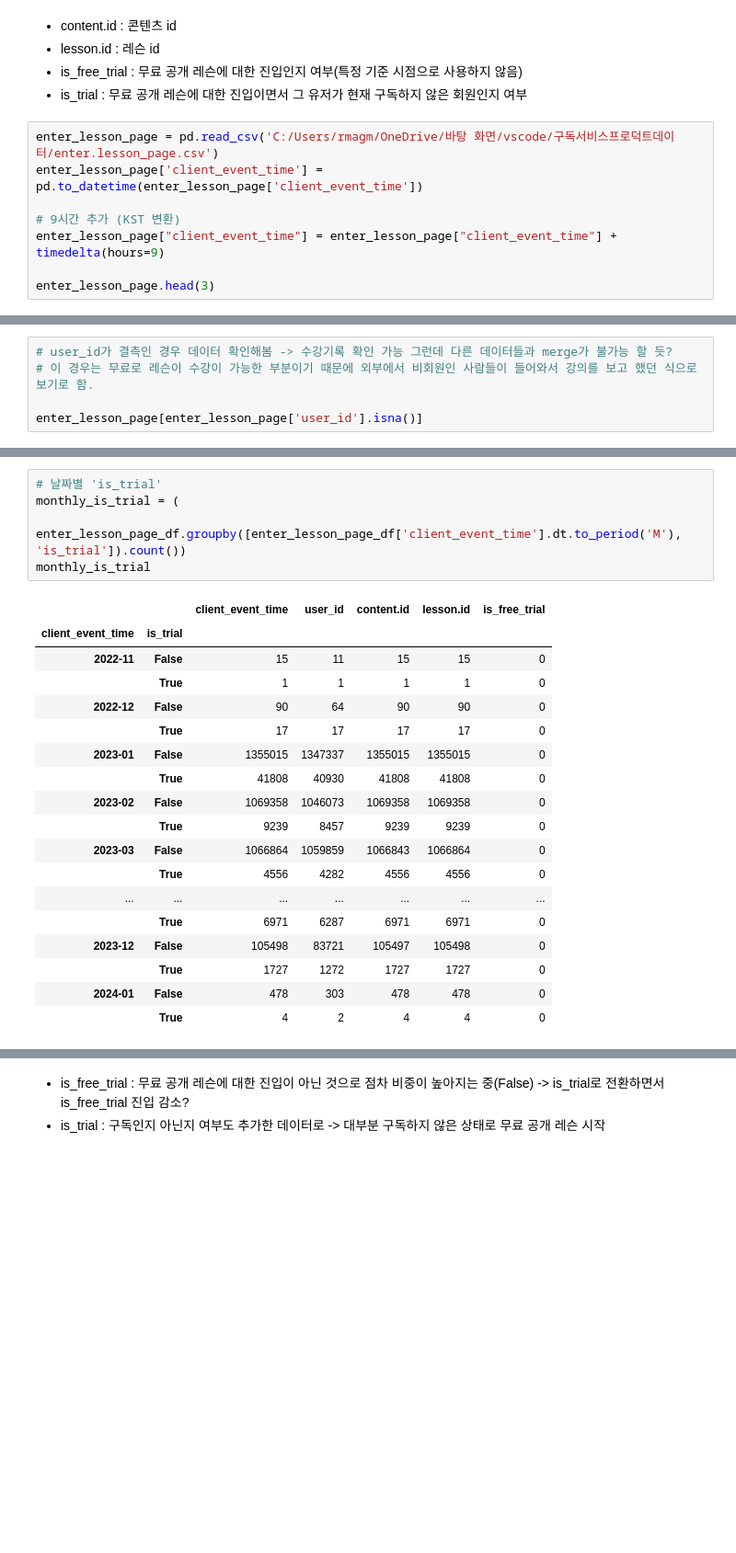
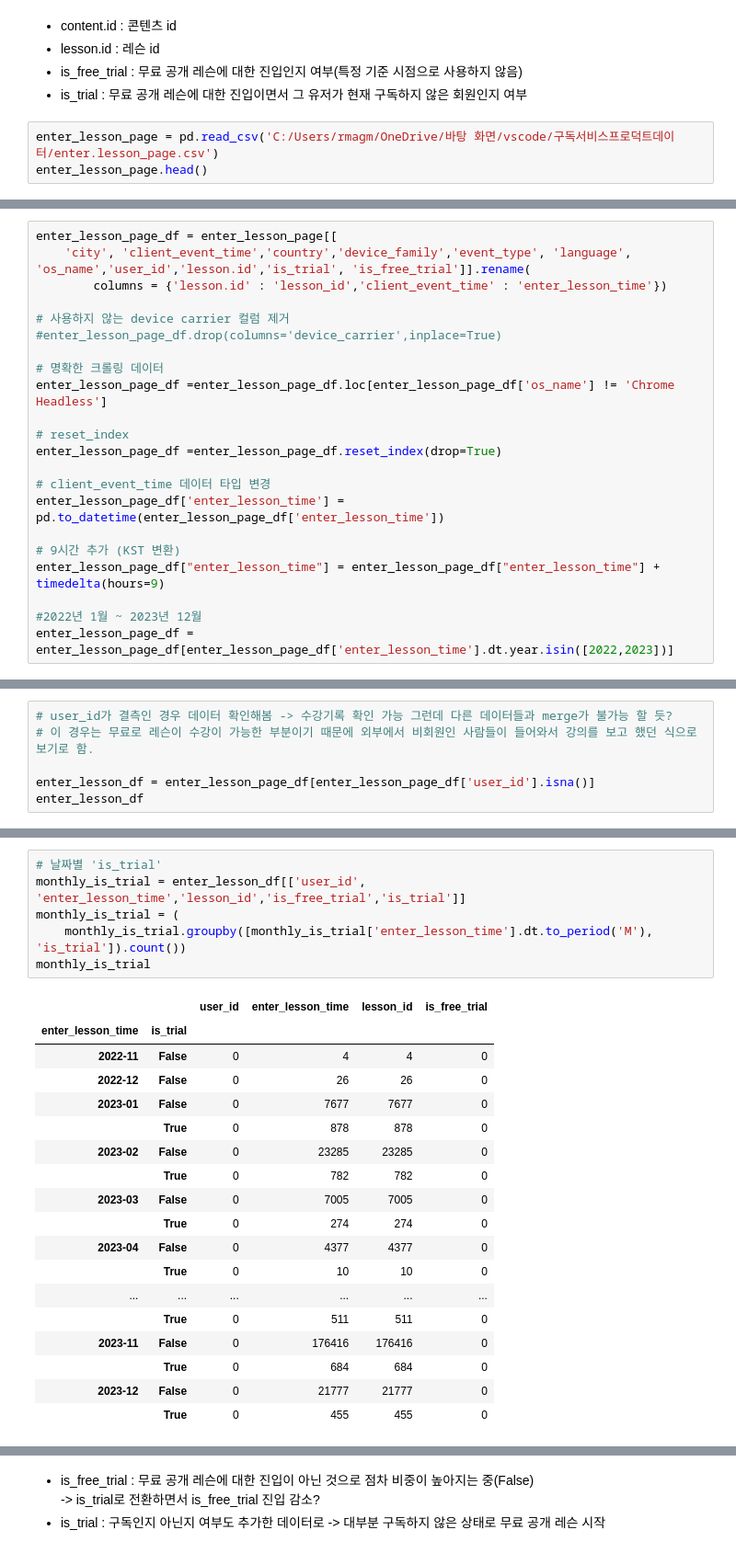
Before and after one commit to saeraniren/intermediate_project, a Jupyter notebook: geumhui_main.ipynb, the cells around one changed output, grey strips where cells are left out. Shown at 92% size. Cells and saved outputs as stored; diff of their text form; blank space fills up the shorter version.

```diff
--- a/geumhui_main.ipynb
+++ b/geumhui_main.ipynb
@@ -2412,11 +2387,6 @@ KeyError: "None of [Index(['beginner', 'beginner', 'beginner', 'beginner', 'adva
 - is_trial : 무료 공개 레슨에 대한 진입이면서 그 유저가 현재 구독하지 않은 회원인지 여부
 # %%
 enter_lesson_page = pd.read_csv('C:/Users/rmagm/OneDrive/바탕 화면/vscode/구독서비스프로덕트데이터/enter.lesson_page.csv')
-enter_lesson_page['client_event_time'] = pd.to_datetime(enter_lesson_page['client_event_time'])
-
-# 9시간 추가 (KST 변환)
-enter_lesson_page["client_event_time"] = enter_lesson_page["client_event_time"] + timedelta(hours=9)
-
-enter_lesson_page.head(3)
+enter_lesson_page.head()
 # %% [output]
 |  | city | client_event_time | country | device_carrier | device_family | device_type | event_type | language | ... |
@@ -2426 +2398,23 @@ enter_lesson_page.head(3)
+# %%
+enter_lesson_page_df = enter_lesson_page[[
+    'city',	'client_event_time','country','device_family','event_type',	'language',	'os_name','user_id','lesson.id','is_trial', 'is_free_trial']].rename(
+        columns = {'lesson.id' : 'lesson_id','client_event_time' : 'enter_lesson_time'})
+
+# 사용하지 않는 device carrier 컬럼 제거
+#enter_lesson_page_df.drop(columns='device_carrier',inplace=True)
+
+# 명확한 크롤링 데이터
+enter_lesson_page_df =enter_lesson_page_df.loc[enter_lesson_page_df['os_name'] != 'Chrome Headless']
+
+# reset_index
+enter_lesson_page_df =enter_lesson_page_df.reset_index(drop=True)
+
+# client_event_time 데이터 타입 변경
+enter_lesson_page_df['enter_lesson_time'] = pd.to_datetime(enter_lesson_page_df['enter_lesson_time'])
+
+# 9시간 추가 (KST 변환)
+enter_lesson_page_df["enter_lesson_time"] = enter_lesson_page_df["enter_lesson_time"] + timedelta(hours=9)
+
+#2022년 1월 ~ 2023년 12월
+enter_lesson_page_df = enter_lesson_page_df[enter_lesson_page_df['enter_lesson_time'].dt.year.isin([2022,2023])]
 # %%
@@ -2467,5 +2458,6 @@ dtype: int64
 # user_id가 결측인 경우 데이터 확인해봄 -> 수강기록 확인 가능 그런데 다른 데이터들과 merge가 불가능 할 듯?
 # 이 경우는 무료로 레슨이 수강이 가능한 부분이기 때문에 외부에서 비회원인 사람들이 들어와서 강의를 보고 했던 식으로 보기로 함.
 
-enter_lesson_page[enter_lesson_page['user_id'].isna()]
+enter_lesson_df = enter_lesson_page_df[enter_lesson_page_df['user_id'].isna()]
+enter_lesson_df
 # %% [output]
@@ -2506,24 +2508,25 @@ monthly_is_free_trial
 # %%
 # 날짜별 'is_trial'
+monthly_is_trial = enter_lesson_df[['user_id', 'enter_lesson_time','lesson_id','is_free_trial','is_trial']]
 monthly_is_trial = (
-    enter_lesson_page_df.groupby([enter_lesson_page_df['client_event_time'].dt.to_period('M'), 'is_trial']).count())
+    monthly_is_trial.groupby([monthly_is_trial['enter_lesson_time'].dt.to_period('M'), 'is_trial']).count())
 monthly_is_trial
 # %% [output]
-|  |  | client_event_time | user_id | content.id | lesson.id | is_free_trial |
-| client_event_time | is_trial |  |  |  |  |  |
-| 2022-11 | False | 15 | 11 | 15 | 15 | 0 |
-|  | True | 1 | 1 | 1 | 1 | 0 |
-| 2022-12 | False | 90 | 64 | 90 | 90 | 0 |
-|  | True | 17 | 17 | 17 | 17 | 0 |
-| 2023-01 | False | 1355015 | 1347337 | 1355015 | 1355015 | 0 |
-|  | True | 41808 | 40930 | 41808 | 41808 | 0 |
-| 2023-02 | False | 1069358 | 1046073 | 1069358 | 1069358 | 0 |
-|  | True | 9239 | 8457 | 9239 | 9239 | 0 |
-| 2023-03 | False | 1066864 | 1059859 | 1066843 | 1066864 | 0 |
-|  | True | 4556 | 4282 | 4556 | 4556 | 0 |
-| ... | ... | ... | ... | ... | ... | ... |
-|  | True | 6971 | 6287 | 6971 | 6971 | 0 |
-| 2023-12 | False | 105498 | 83721 | 105497 | 105498 | 0 |
-|  | True | 1727 | 1272 | 1727 | 1727 | 0 |
-| 2024-01 | False | 478 | 303 | 478 | 478 | 0 |
-|  | True | 4 | 2 | 4 | 4 | 0 |
+|  |  | user_id | enter_lesson_time | lesson_id | is_free_trial |
+| enter_lesson_time | is_trial |  |  |  |  |
+| 2022-11 | False | 0 | 4 | 4 | 0 |
+| 2022-12 | False | 0 | 26 | 26 | 0 |
+| 2023-01 | False | 0 | 7677 | 7677 | 0 |
+|  | True | 0 | 878 | 878 | 0 |
+| 2023-02 | False | 0 | 23285 | 23285 | 0 |
+|  | True | 0 | 782 | 782 | 0 |
+| 2023-03 | False | 0 | 7005 | 7005 | 0 |
+|  | True | 0 | 274 | 274 | 0 |
+| 2023-04 | False | 0 | 4377 | 4377 | 0 |
+|  | True | 0 | 10 | 10 | 0 |
+| ... | ... | ... | ... | ... | ... |
+|  | True | 0 | 511 | 511 | 0 |
+| 2023-11 | False | 0 | 176416 | 176416 | 0 |
+|  | True | 0 | 684 | 684 | 0 |
+| 2023-12 | False | 0 | 21777 | 21777 | 0 |
+|  | True | 0 | 455 | 455 | 0 |
```
Also changed, not shown: parts of 107 cells of this notebook.
